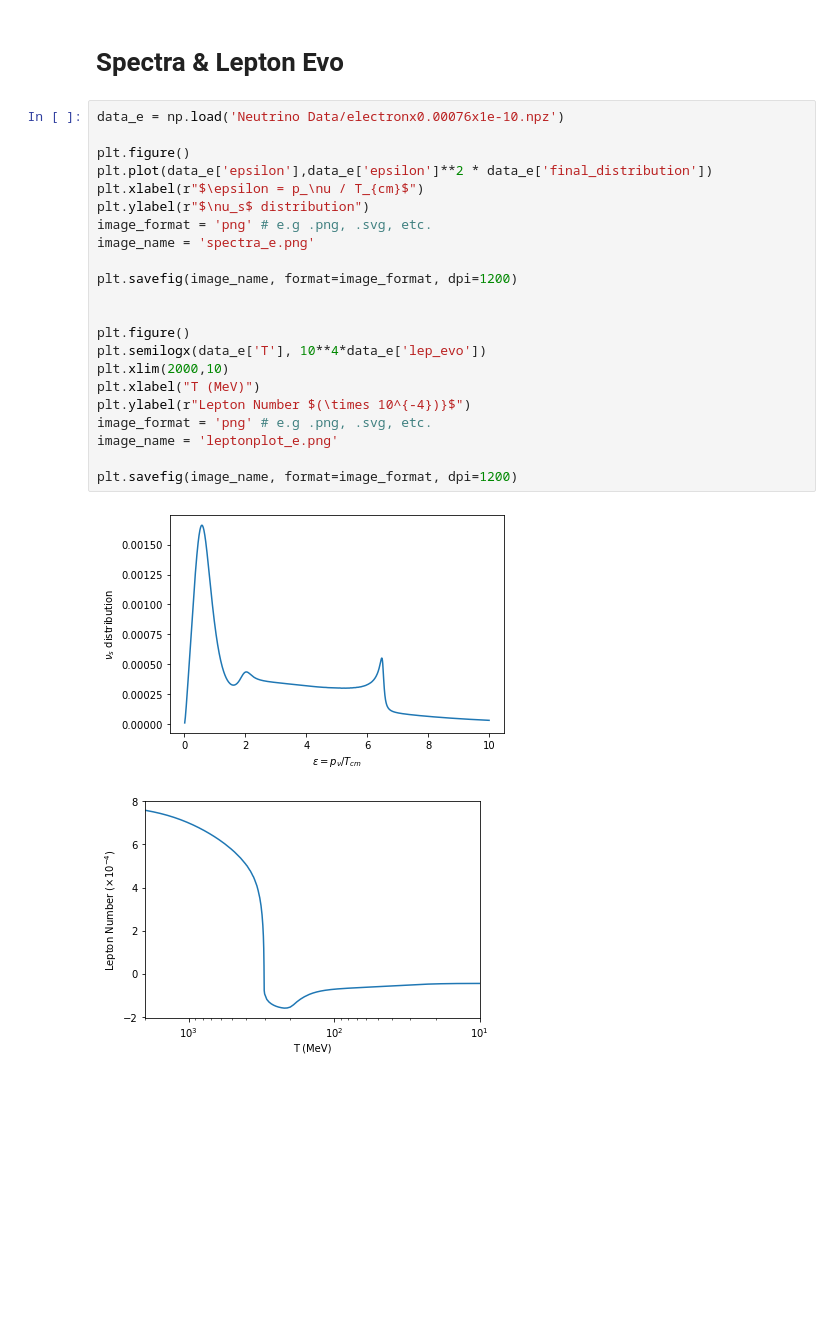
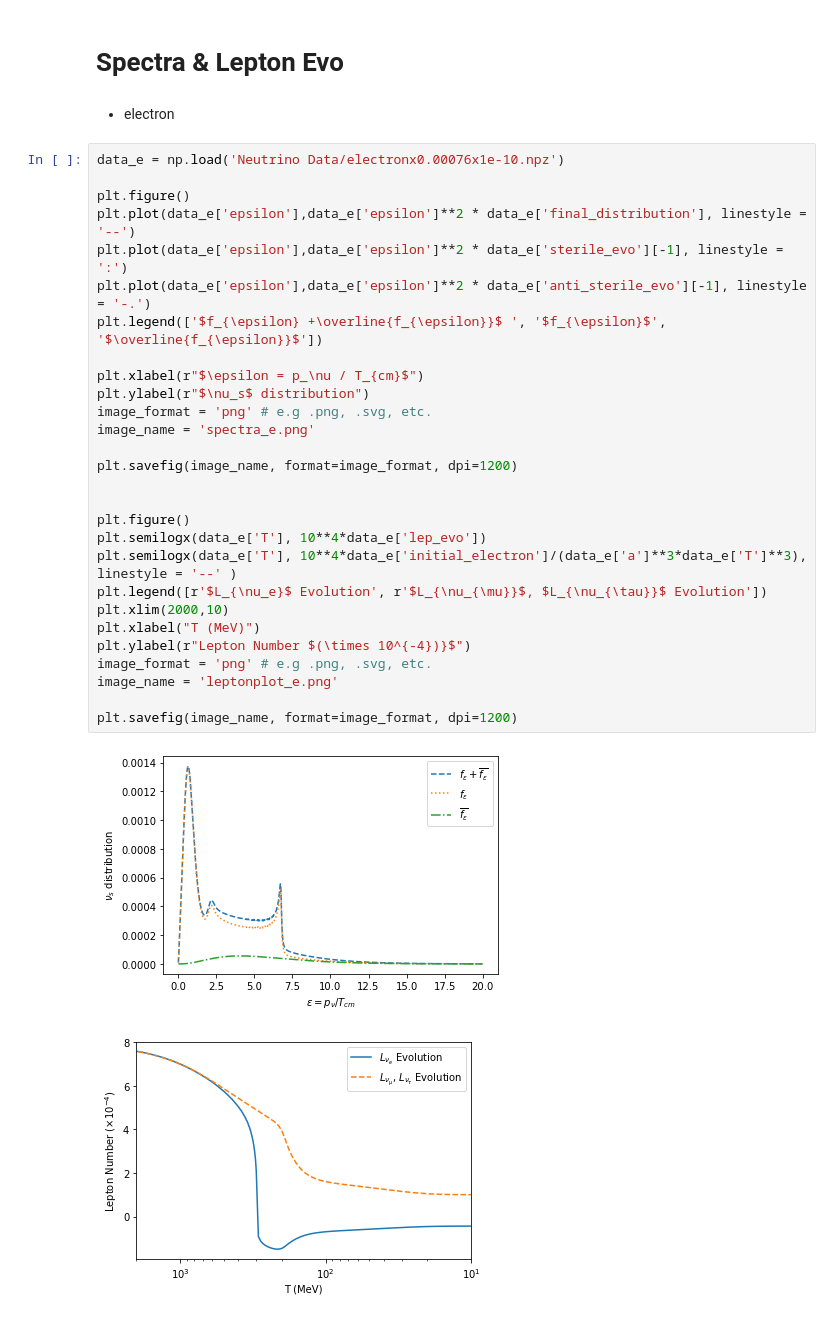
Before and after one commit to nuLABatUSD/dm_sterile_production, a Jupyter notebook: Plots.ipynb, the cells around one changed output. Drawn from its saved outputs; the diff is of its cells as text; blank space fills up the shorter version.

```diff
--- a/Plots.ipynb
+++ b/Plots.ipynb
@@ -15,27 +15,35 @@ sterile_production(1000, 'tau', 0.0071, 10**(-10), 13e-4, make_plot=False, folde
 # %% [markdown]
 # Spectra & Lepton Evo
+# %% [markdown]
+- electron
 # %%
 data_e = np.load('Neutrino Data/electronx0.00076x1e-10.npz')
 
 plt.figure()
-plt.plot(data_e['epsilon'],data_e['epsilon']**2 * data_e['final_distribution'])
+plt.plot(data_e['epsilon'],data_e['epsilon']**2 * data_e['final_distribution'], linestyle = '--')
+plt.plot(data_e['epsilon'],data_e['epsilon']**2 * data_e['sterile_evo'][-1], linestyle = ':')
+plt.plot(data_e['epsilon'],data_e['epsilon']**2 * data_e['anti_sterile_evo'][-1], linestyle = '-.')
+plt.legend(['$f_{\epsilon} +\overline{f_{\epsilon}}$ ', '$f_{\epsilon}$', '$\overline{f_{\epsilon}}$'])
+
 plt.xlabel(r"$\epsilon = p_\nu / T_{cm}$")
 plt.ylabel(r"$\nu_s$ distribution")
 image_format = 'png' # e.g .png, .svg, etc.
 image_name = 'spectra_e.png'
 
 plt.savefig(image_name, format=image_format, dpi=1200)
 
 
 plt.figure()
 plt.semilogx(data_e['T'], 10**4*data_e['lep_evo'])
+plt.semilogx(data_e['T'], 10**4*data_e['initial_electron']/(data_e['a']**3*data_e['T']**3), linestyle = '--' )
+plt.legend([r'$L_{\nu_e}$ Evolution', r'$L_{\nu_{\mu}}$, $L_{\nu_{\tau}}$ Evolution'])
 plt.xlim(2000,10)
 plt.xlabel("T (MeV)")
 plt.ylabel(r"Lepton Number $(\times 10^{-4})}$")
 image_format = 'png' # e.g .png, .svg, etc.
 image_name = 'leptonplot_e.png'
 
 plt.savefig(image_name, format=image_format, dpi=1200)
 # %% [output]
-[figure, old version]
+[figure, new version]
-[figure, old version]
+[figure, new version]
```
Also changed, not shown: parts of 5 cells of this notebook, 13 other files.
